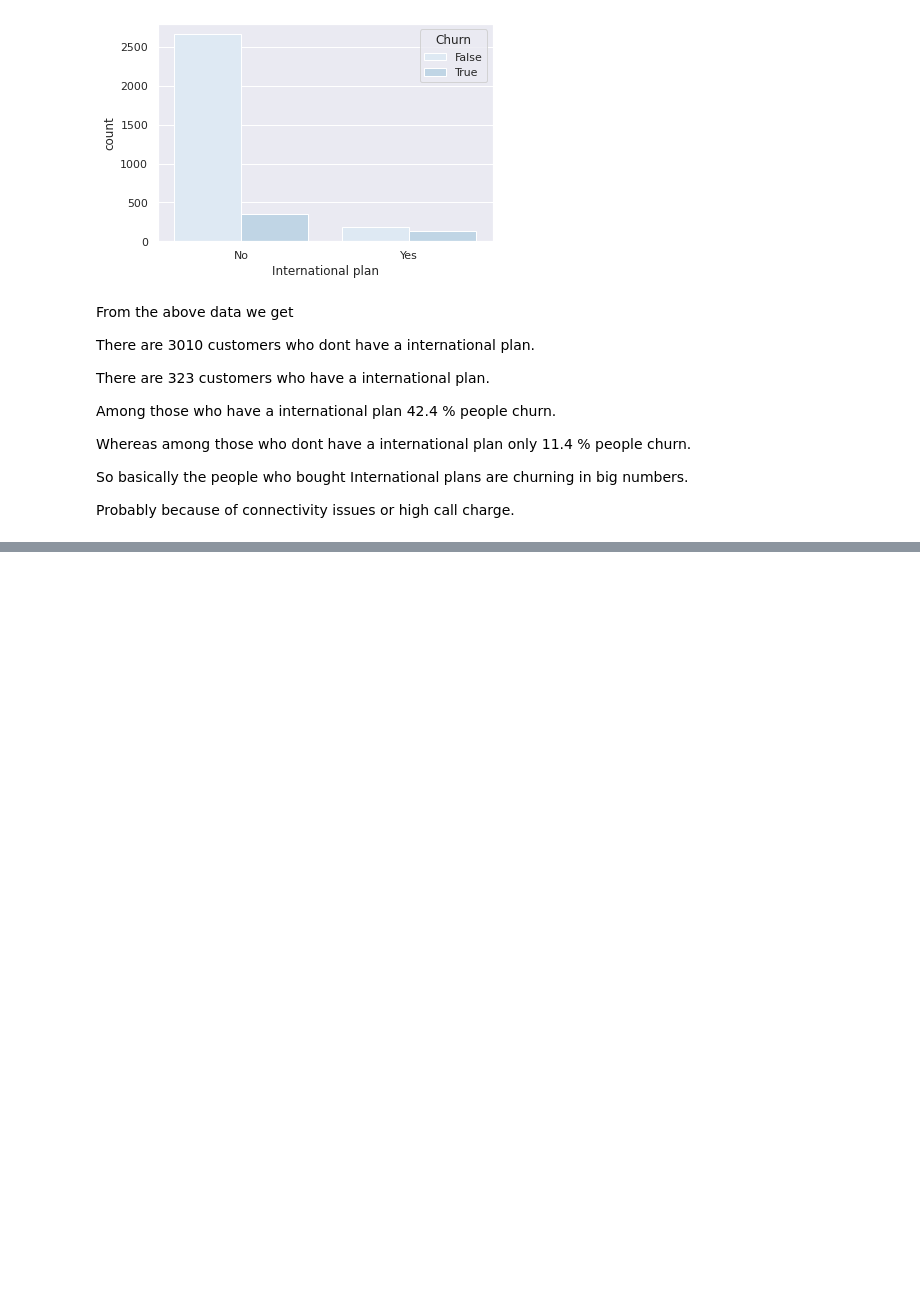
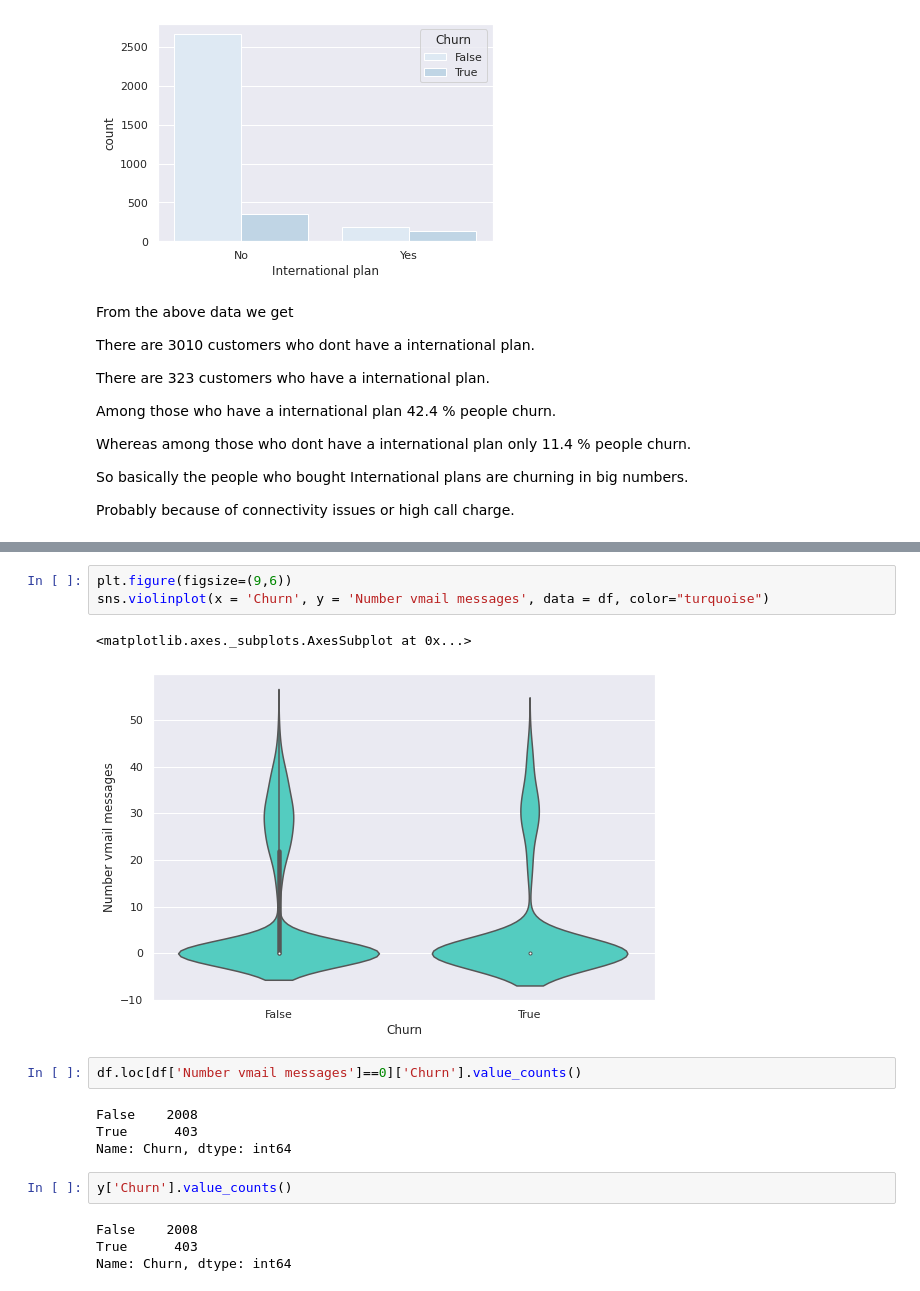
Before and after one commit to rubeshajith/EDA-on-Telecom-Churn-Data, a Jupyter notebook: Telecom_Churn_Analysis_Capstone_Project.ipynb, the cells around one changed output, grey strips where cells are left out. Drawn from its saved outputs; the diff is of its cells as text; blank space fills up the shorter version.

```diff
--- a/Telecom_Churn_Analysis_Capstone_Project.ipynb
+++ b/Telecom_Churn_Analysis_Capstone_Project.ipynb
@@ -420,0 +496,18 @@ Probably because of connectivity issues or high call charge.
+# %%
+plt.figure(figsize=(9,6))
+sns.violinplot(x = 'Churn', y = 'Number vmail messages', data = df, color="turquoise")
+# %% [output]
+<matplotlib.axes._subplots.AxesSubplot at 0x...>
+[figure, added]
+# %%
+df.loc[df['Number vmail messages']==0]['Churn'].value_counts()
+# %% [output]
+False    2008
+True      403
+Name: Churn, dtype: int64
+# %%
+y['Churn'].value_counts()
+# %% [output]
+False    2008
+True      403
+Name: Churn, dtype: int64
```
Also changed, not shown: parts of 16 cells of this notebook.
